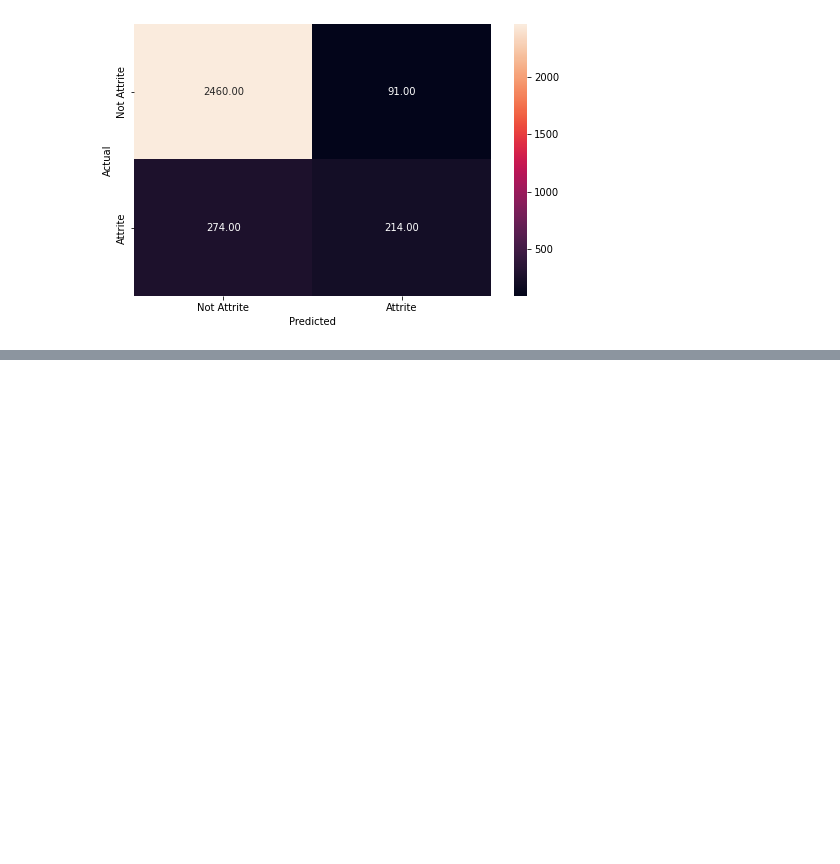
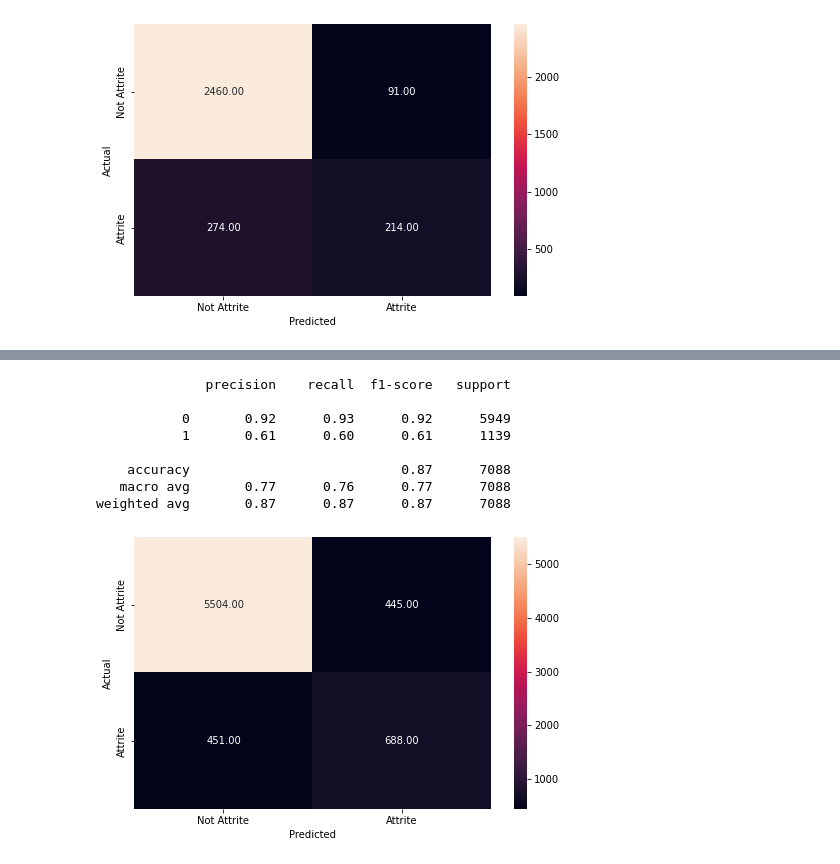
Before and after one commit to danielarruda1000/credit_card_churn_prediction, a Jupyter notebook: credit_card_churn.ipynb, the cells around one changed output, grey strips where cells are left out. Drawn from its saved outputs; the diff is of its cells as text; code cells hidden in the pictures; blank space fills up the shorter version.

```diff
--- a/credit_card_churn.ipynb
+++ b/credit_card_churn.ipynb
@@ -362,0 +411,14 @@ weighted avg       0.87      0.88      0.87      3039
+# %%
+new_optimal_threshold = 0.35
+y_pred_train = lg_model.predict_proba(X_train)
+metrics_score(y_train, y_pred_train[:,1]>new_optimal_threshold)
+# %% [output]
+              precision    recall  f1-score   support
+
+           0       0.92      0.93      0.92      5949
+           1       0.61      0.60      0.61      1139
+
+    accuracy                           0.87      7088
+   macro avg       0.77      0.76      0.77      7088
+weighted avg       0.87      0.87      0.87      7088
+[figure, added]
```
Also changed, not shown: parts of 18 cells of this notebook.
